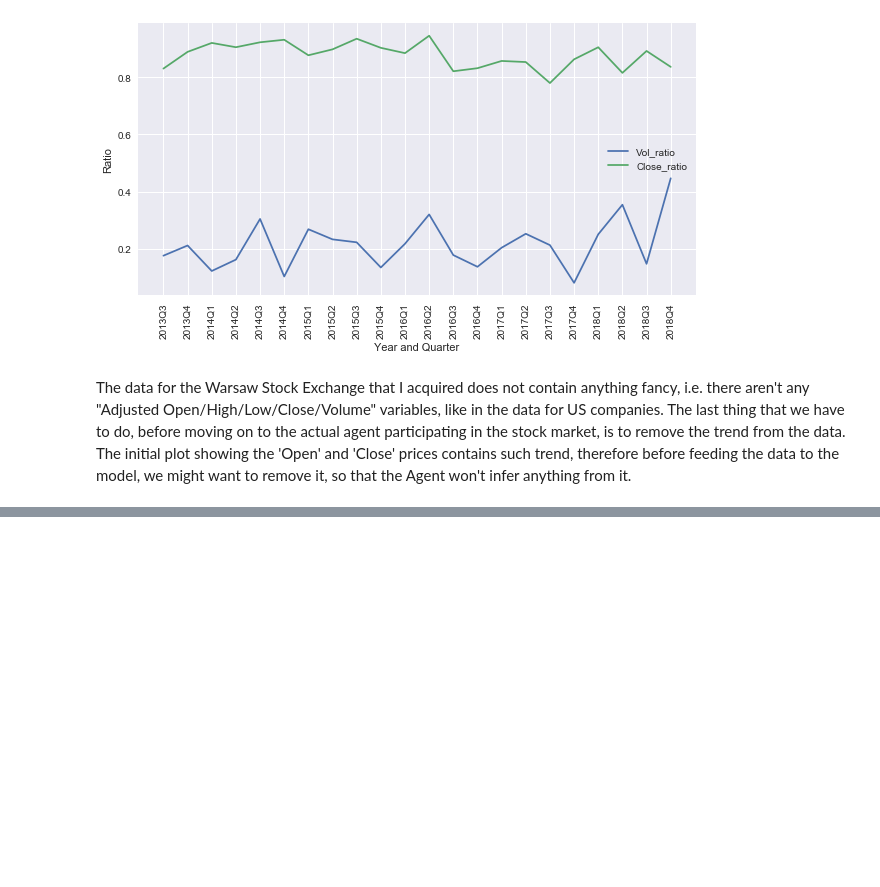
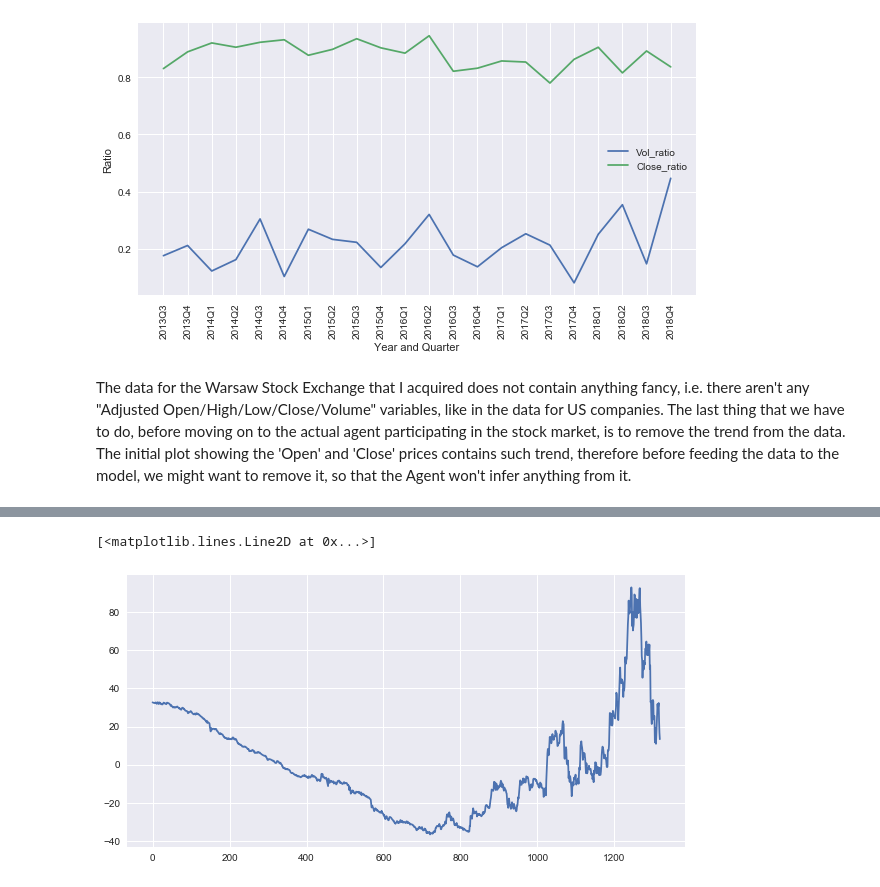
Before and after one commit to JanuszPXYZ/CDP-ReinforcementTrading-, a Jupyter notebook: CD-Projekt RED - Analysis + Data Preparation for Actor-Critic trader.ipynb, the cells around one changed output, grey strips where cells are left out. Drawn from its saved outputs; the diff is of its cells as text; code cells hidden in the pictures; blank space fills up the shorter version.

```diff
--- a/CD-Projekt RED - Analysis + Data Preparation for Actor-Critic trader.ipynb
+++ b/CD-Projekt RED - Analysis + Data Preparation for Actor-Critic trader.ipynb
@@ -160,0 +191,6 @@ The data for the Warsaw Stock Exchange that I acquired does not contain anything
+# %%
+plt.figure(figsize = (10,5))
+plt.plot(detrend)
+# %% [output]
+[<matplotlib.lines.Line2D at 0x...>]
+[figure, added]
```
Also changed, not shown: parts of 25 cells of this notebook.
